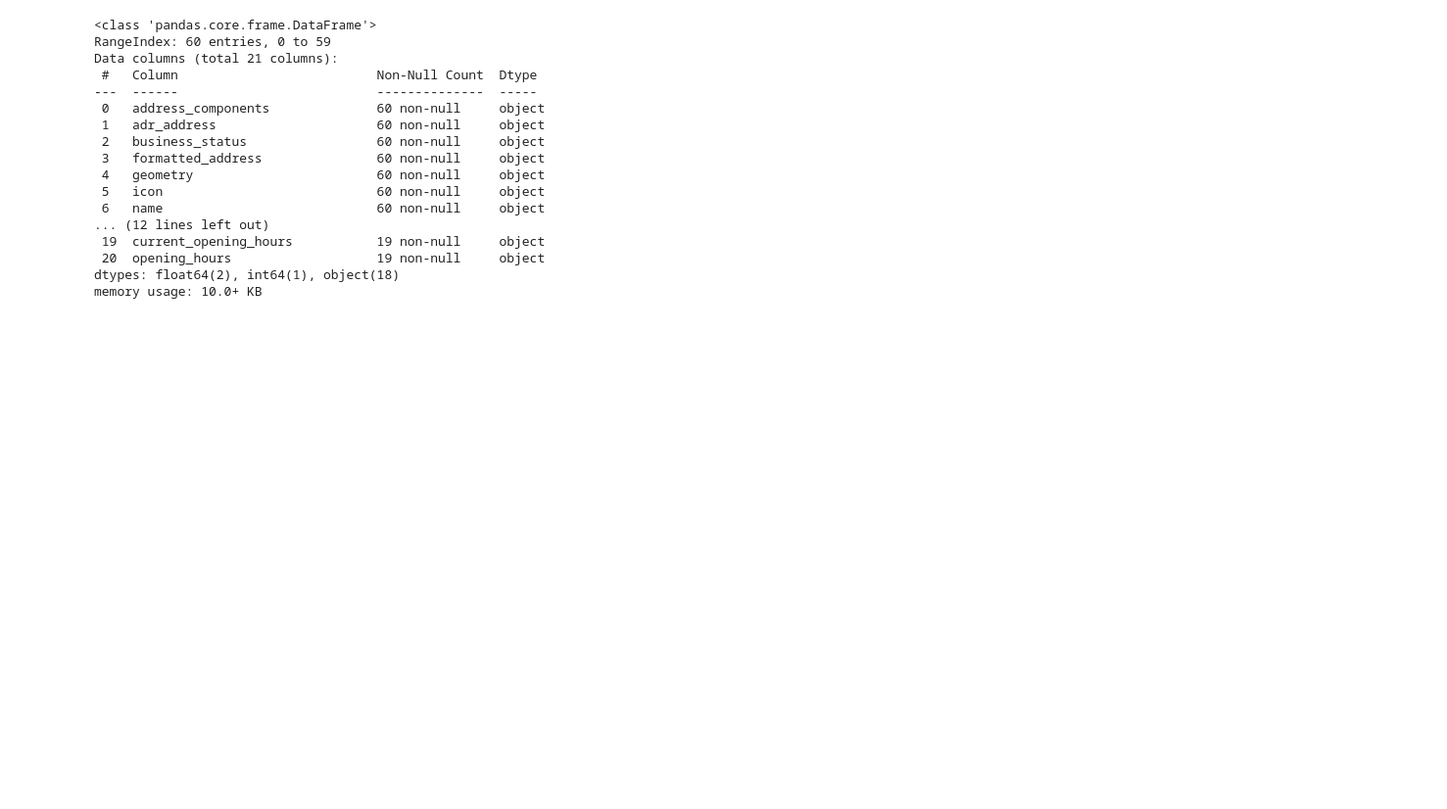
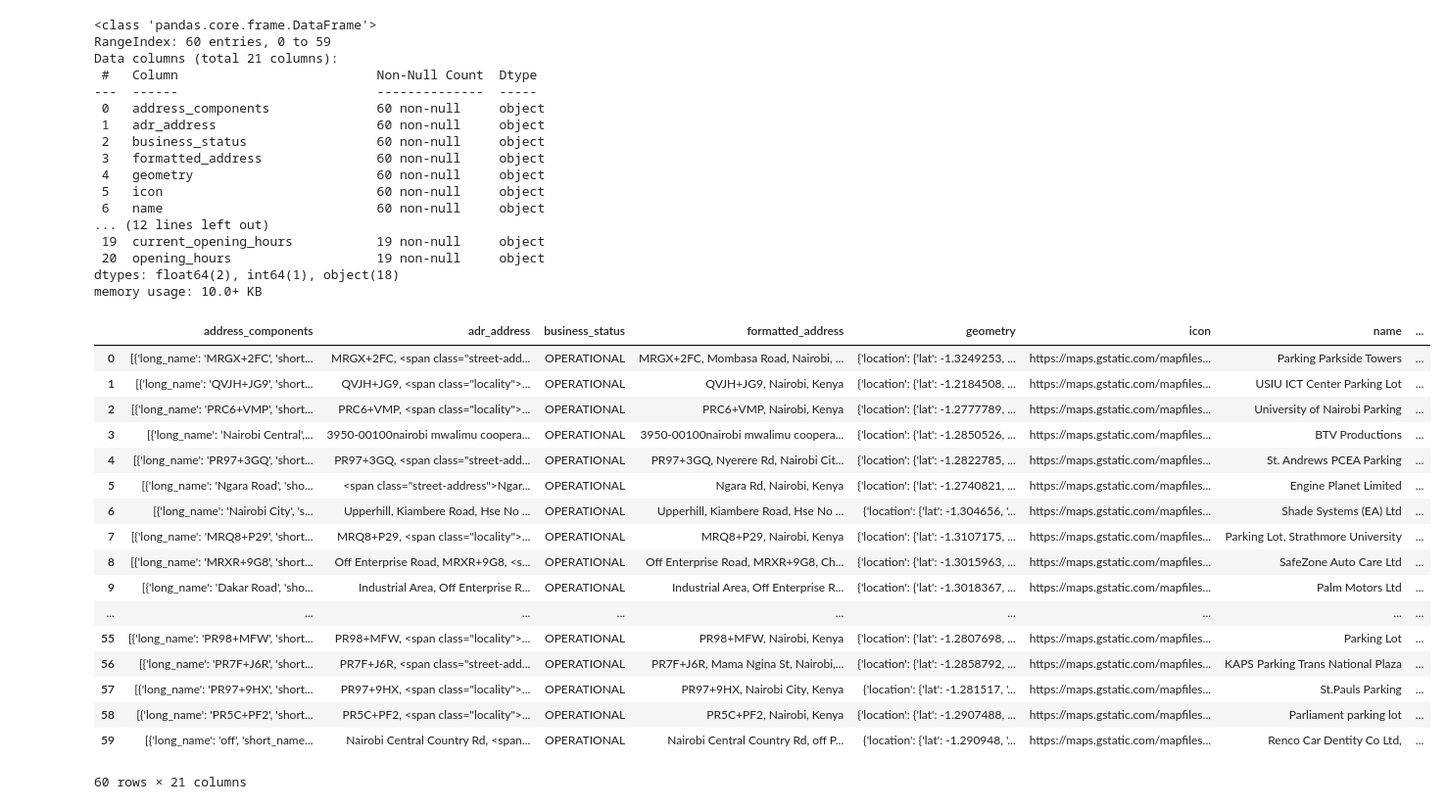
Before and after one commit to dev-ezzy/Parking-availability, a Jupyter notebook: API.ipynb, the cells around one changed output. Shown at 98% size. Drawn from its saved outputs; the diff is of its cells as text; code cells hidden in the pictures; blank space fills up the shorter version.

```diff
--- a/API.ipynb
+++ b/API.ipynb
@@ -78,3 +78,24 @@ parking_df.to_csv("parking_data.csv", index = False)
 # %%
 import pandas as pd
 to_use = pd.read_csv("parking_data.csv")
+# %%
+to_use
+# %% [output]
+|  | address_components | adr_address | business_status | formatted_address | geometry | icon | name | ... |
+| 0 | [{'long_name': 'MRGX+2FC', 'short... | MRGX+2FC, <span class="street-add... | OPERATIONAL | MRGX+2FC, Mombasa Road, Nairobi, ... | {'location': {'lat': -1.3249253, ... | https://maps.gstatic.com/mapfiles... | Parking Parkside Towers | ... |
+| 1 | [{'long_name': 'QVJH+JG9', 'short... | QVJH+JG9, <span class="locality">... | OPERATIONAL | QVJH+JG9, Nairobi, Kenya | {'location': {'lat': -1.2184508, ... | https://maps.gstatic.com/mapfiles... | USIU ICT Center Parking Lot | ... |
+| 2 | [{'long_name': 'PRC6+VMP', 'short... | PRC6+VMP, <span class="locality">... | OPERATIONAL | PRC6+VMP, Nairobi, Kenya | {'location': {'lat': -1.2777789, ... | https://maps.gstatic.com/mapfiles... | University of Nairobi Parking | ... |
+| 3 | [{'long_name': 'Nairobi Central',... | 3950-00100nairobi mwalimu coopera... | OPERATIONAL | 3950-00100nairobi mwalimu coopera... | {'location': {'lat': -1.2850526, ... | https://maps.gstatic.com/mapfiles... | BTV Productions | ... |
+| 4 | [{'long_name': 'PR97+3GQ', 'short... | PR97+3GQ, <span class="street-add... | OPERATIONAL | PR97+3GQ, Nyerere Rd, Nairobi Cit... | {'location': {'lat': -1.2822785, ... | https://maps.gstatic.com/mapfiles... | St. Andrews PCEA Parking | ... |
+| 5 | [{'long_name': 'Ngara Road', 'sho... | <span class="street-address">Ngar... | OPERATIONAL | Ngara Rd, Nairobi, Kenya | {'location': {'lat': -1.2740821, ... | https://maps.gstatic.com/mapfiles... | Engine Planet Limited | ... |
+| 6 | [{'long_name': 'Nairobi City', 's... | Upperhill, Kiambere Road, Hse No ... | OPERATIONAL | Upperhill, Kiambere Road, Hse No ... | {'location': {'lat': -1.304656, '... | https://maps.gstatic.com/mapfiles... | Shade Systems (EA) Ltd | ... |
+| 7 | [{'long_name': 'MRQ8+P29', 'short... | MRQ8+P29, <span class="locality">... | OPERATIONAL | MRQ8+P29, Nairobi, Kenya | {'location': {'lat': -1.3107175, ... | https://maps.gstatic.com/mapfiles... | Parking Lot, Strathmore University | ... |
+| 8 | [{'long_name': 'MRXR+9G8', 'short... | Off Enterprise Road, MRXR+9G8, <s... | OPERATIONAL | Off Enterprise Road, MRXR+9G8, Ch... | {'location': {'lat': -1.3015963, ... | https://maps.gstatic.com/mapfiles... | SafeZone Auto Care Ltd | ... |
+| 9 | [{'long_name': 'Dakar Road', 'sho... | Industrial Area, Off Enterprise R... | OPERATIONAL | Industrial Area, Off Enterprise R... | {'location': {'lat': -1.3018367, ... | https://maps.gstatic.com/mapfiles... | Palm Motors Ltd | ... |
+| ... | ... | ... | ... | ... | ... | ... | ... | ... |
+| 55 | [{'long_name': 'PR98+MFW', 'short... | PR98+MFW, <span class="locality">... | OPERATIONAL | PR98+MFW, Nairobi, Kenya | {'location': {'lat': -1.2807698, ... | https://maps.gstatic.com/mapfiles... | Parking Lot | ... |
+| 56 | [{'long_name': 'PR7F+J6R', 'short... | PR7F+J6R, <span class="street-add... | OPERATIONAL | PR7F+J6R, Mama Ngina St, Nairobi,... | {'location': {'lat': -1.2858792, ... | https://maps.gstatic.com/mapfiles... | KAPS Parking Trans National Plaza | ... |
+| 57 | [{'long_name': 'PR97+9HX', 'short... | PR97+9HX, <span class="locality">... | OPERATIONAL | PR97+9HX, Nairobi City, Kenya | {'location': {'lat': -1.281517, '... | https://maps.gstatic.com/mapfiles... | St.Pauls Parking | ... |
+| 58 | [{'long_name': 'PR5C+PF2', 'short... | PR5C+PF2, <span class="locality">... | OPERATIONAL | PR5C+PF2, Nairobi, Kenya | {'location': {'lat': -1.2907488, ... | https://maps.gstatic.com/mapfiles... | Parliament parking lot | ... |
+| 59 | [{'long_name': 'off', 'short_name... | Nairobi Central Country Rd, <span... | OPERATIONAL | Nairobi Central Country Rd, off P... | {'location': {'lat': -1.290948, '... | https://maps.gstatic.com/mapfiles... | Renco Car Dentity Co Ltd, | ... |
+60 rows × 21 columns
```
